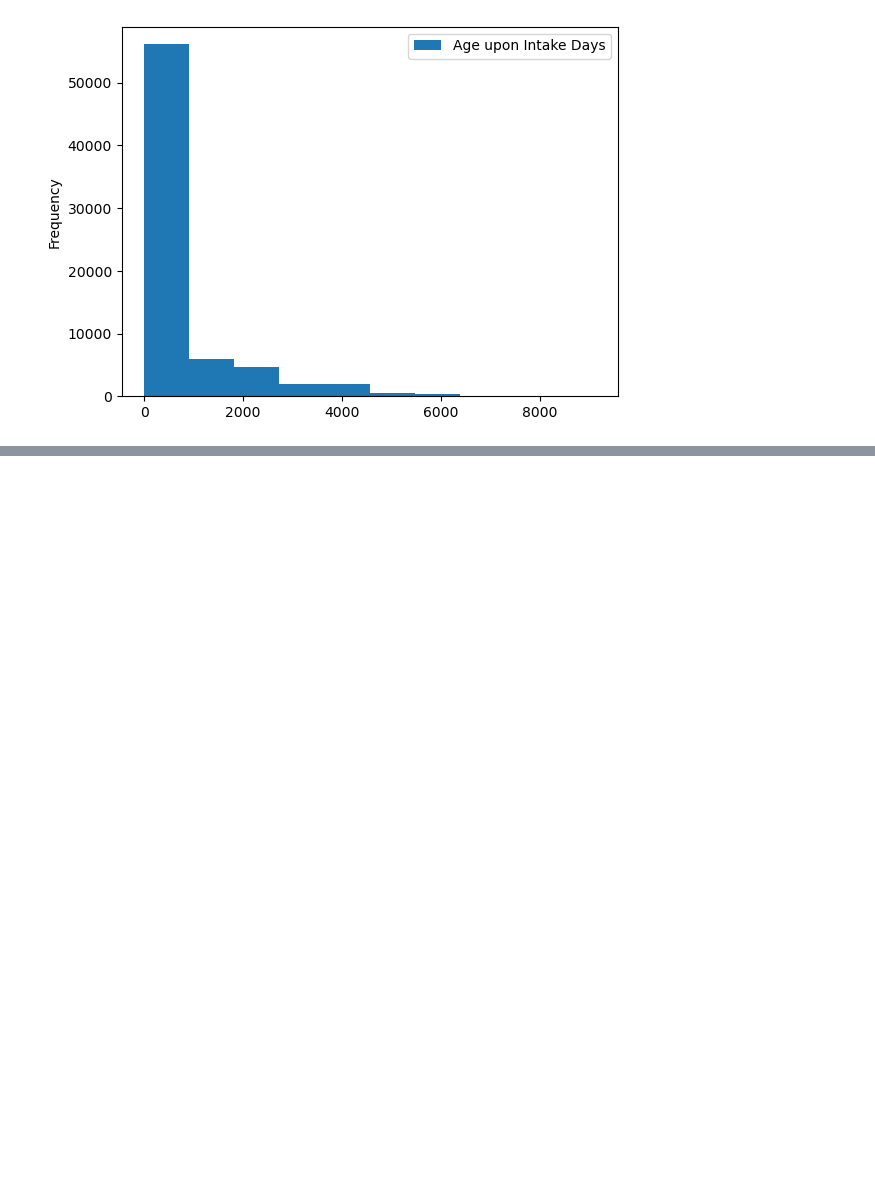
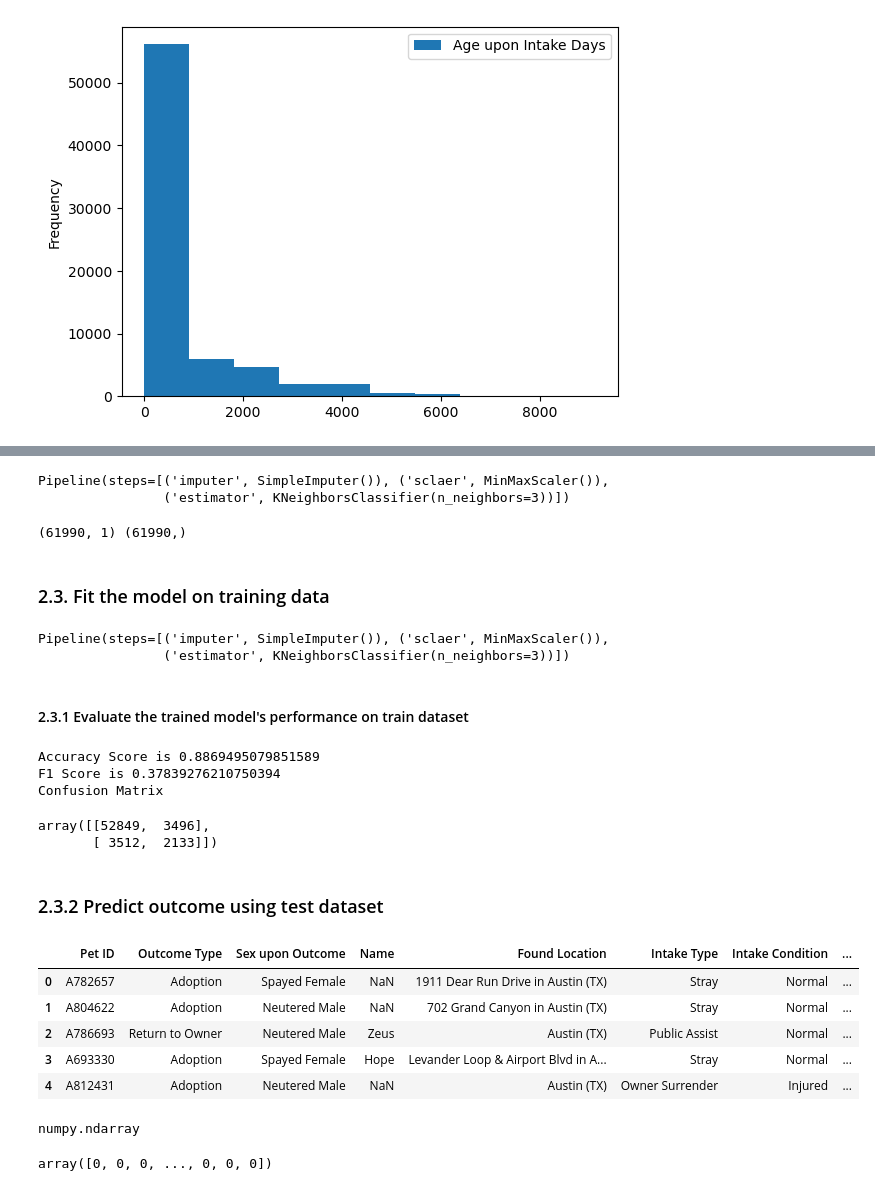
Before and after one commit to cinnabon911/MachineLearningUniversity, a Jupyter notebook: KNN.ipynb, the cells around one changed output, grey strips where cells are left out. Saved outputs shown, nothing was run; the diff lists cells and outputs as text; code cells hidden in the pictures; blank space fills up the shorter version.

```diff
--- a/KNN.ipynb
+++ b/KNN.ipynb
@@ -112,0 +152,52 @@ plt.show()
+# %%
+classifier = Pipeline([
+    ('imputer', SimpleImputer(strategy = 'mean')),
+    ('sclaer', MinMaxScaler()),
+    ('estimator', KNeighborsClassifier(n_neighbors = 3))]
+)
+
+from sklearn import set_config
+set_config(display = 'diagram')
+classifier
+# %% [output]
+Pipeline(steps=[('imputer', SimpleImputer()), ('sclaer', MinMaxScaler()),
+                ('estimator', KNeighborsClassifier(n_neighbors=3))])
+# %%
+X_train = train_data[num]
+Y_train = train_data['Time at Center']
+print(X_train.shape, Y_train.shape)
+# %% [output]
+(61990, 1) (61990,)
+# %% [markdown]
+### 2.3. Fit the model on training data
+# %%
+classifier.fit(X_train, Y_train)
+# %% [output]
+Pipeline(steps=[('imputer', SimpleImputer()), ('sclaer', MinMaxScaler()),
+                ('estimator', KNeighborsClassifier(n_neighbors=3))])
+# %% [markdown]
+#### 2.3.1  Evaluate the trained model's performance on train dataset
+# %%
+train_predictions = classifier.predict(X_train)
+from sklearn.metrics import accuracy_score, confusion_matrix, f1_score
+print("Accuracy Score is", accuracy_score(Y_train, train_predictions))
+print("F1 Score is", f1_score(Y_train, train_predictions))
+print("Confusion Matrix")
+confusion_matrix(Y_train, train_predictions)
+# %% [output]
+Accuracy Score is 0.8869495079851589
+F1 Score is 0.37839276210750394
+Confusion Matrix
+array([[52849,  3496],
+       [ 3512,  2133]])
+# %% [markdown]
+### 2.3.2 Predict outcome using test dataset
+# %%
+test_data.head()
+# %% [output]
+|  | Pet ID | Outcome Type | Sex upon Outcome | Name | Found Location | Intake Type | Intake Condition | ... |
+| 0 | A782657 | Adoption | Spayed Female | NaN | 1911 Dear Run Drive in Austin (TX) | Stray | Normal | ... |
+| 1 | A804622 | Adoption | Neutered Male | NaN | 702 Grand Canyon in Austin (TX) | Stray | Normal | ... |
+| 2 | A786693 | Return to Owner | Neutered Male | Zeus | Austin (TX) | Public Assist | Normal | ... |
+| 3 | A693330 | Adoption | Spayed Female | Hope | Levander Loop & Airport Blvd in A... | Stray | Normal | ... |
+| 4 | A812431 | Adoption | Neutered Male | NaN | Austin (TX) | Owner Surrender | Injured | ... |
@@ -112,0 +207,8 @@ plt.show()
+# %%
+type(test_predictions)
+# %% [output]
+numpy.ndarray
+# %%
+test_predictions
+# %% [output]
+array([0, 0, 0, ..., 0, 0, 0])
```
Also changed, not shown: parts of 13 cells of this notebook.
